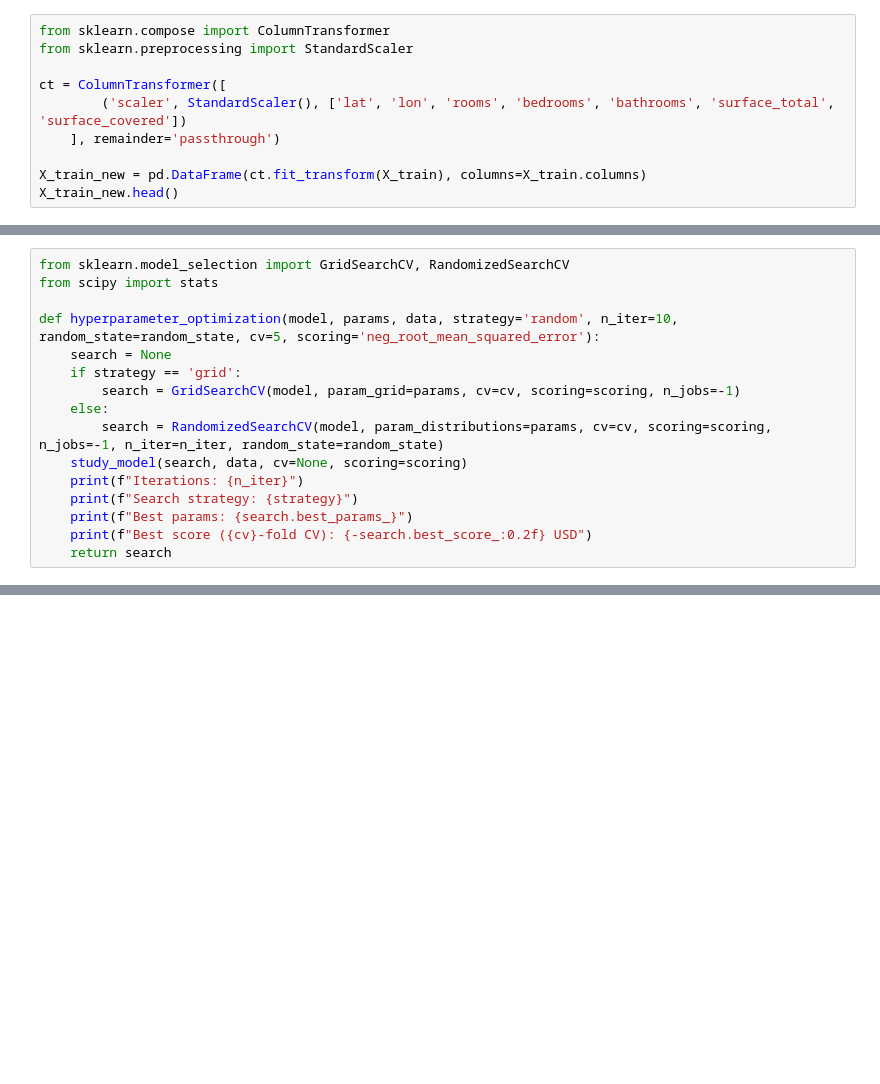
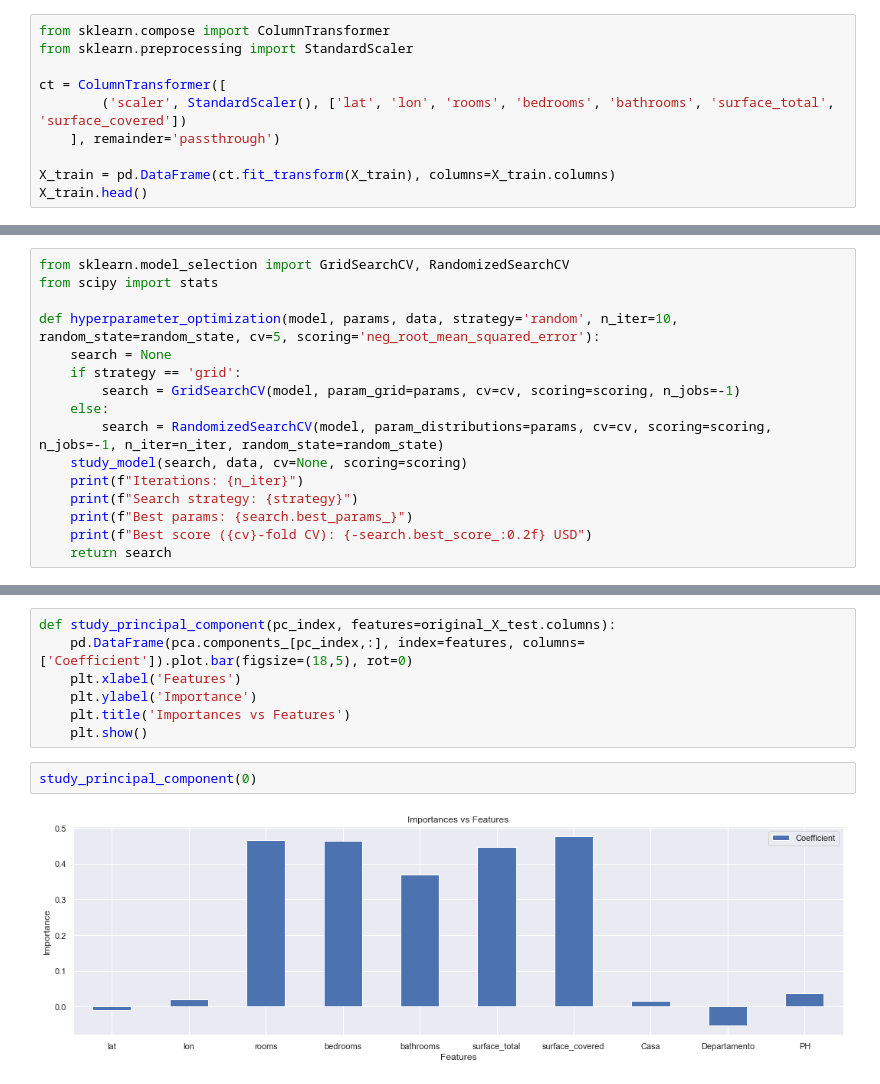
Before and after one commit to ricardoleoncorreia/buenos-aires-house-price-predictor, a Jupyter notebook: DS_Proyecto_02.ipynb, the cells around one changed output, grey strips where cells are left out. Saved outputs shown, nothing was run; the diff lists cells and outputs as text; blank space fills up the shorter version.

```diff
--- a/DS_Proyecto_02.ipynb
+++ b/DS_Proyecto_02.ipynb
@@ -440,8 +421,8 @@ ct = ColumnTransformer([
         ('scaler', StandardScaler(), ['lat', 'lon', 'rooms', 'bedrooms', 'bathrooms', 'surface_total', 'surface_covered'])
     ], remainder='passthrough')
 
-X_train_new = pd.DataFrame(ct.fit_transform(X_train), columns=X_train.columns)
-X_train_new.head()
+X_train = pd.DataFrame(ct.fit_transform(X_train), columns=X_train.columns)
+X_train.head()
 # %% [output]
 |  | lat | lon | rooms | bedrooms | bathrooms | surface_total | surface_covered | Casa | Departamento | ... |
 | 0 | 0.589892 | 0.700646 | -0.779278 | -0.978726 | -0.648777 | -0.867363 | -0.878734 | 0.0 | 1.0 | ... |
@@ -674,0 +702,11 @@ dataset.iloc[invalid_indexes]
+# %%
+def study_principal_component(pc_index, features=original_X_test.columns):
+    pd.DataFrame(pca.components_[pc_index,:], index=features, columns=['Coefficient']).plot.bar(figsize=(18,5), rot=0)
+    plt.xlabel('Features')
+    plt.ylabel('Importance')
+    plt.title('Importances vs Features')
+    plt.show()
+# %%
+study_principal_component(0)
+# %% [output]
+[figure, added]
```
Also changed, not shown: parts of 84 cells of this notebook, 1 other file.
